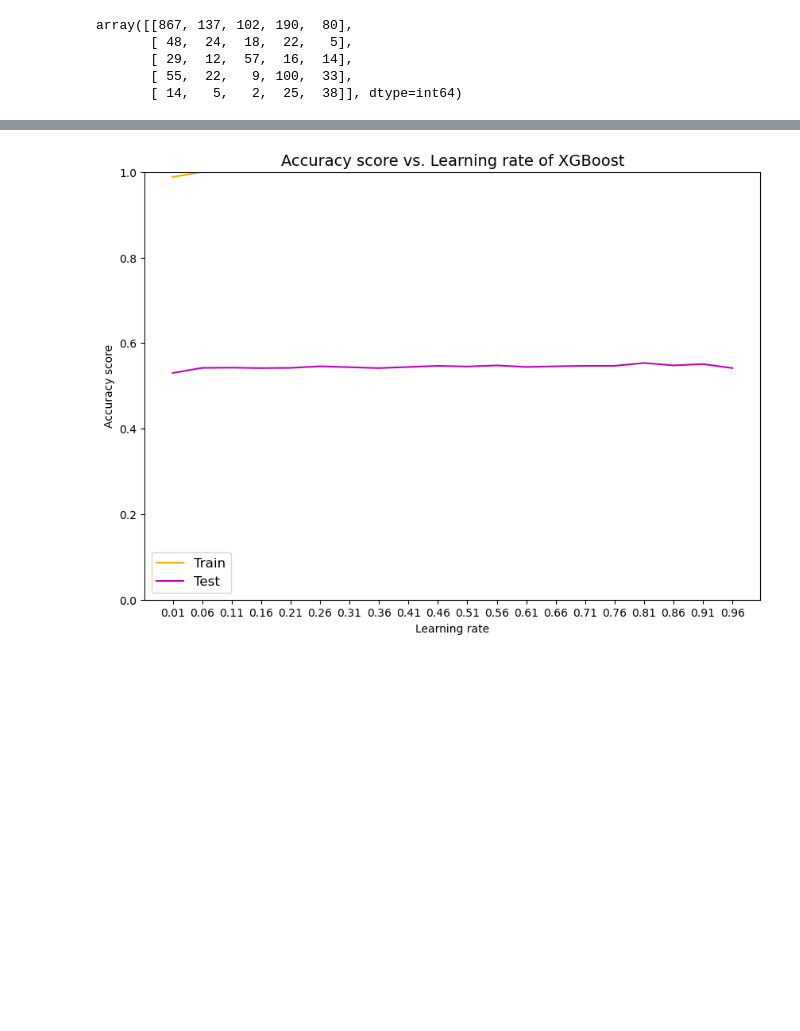
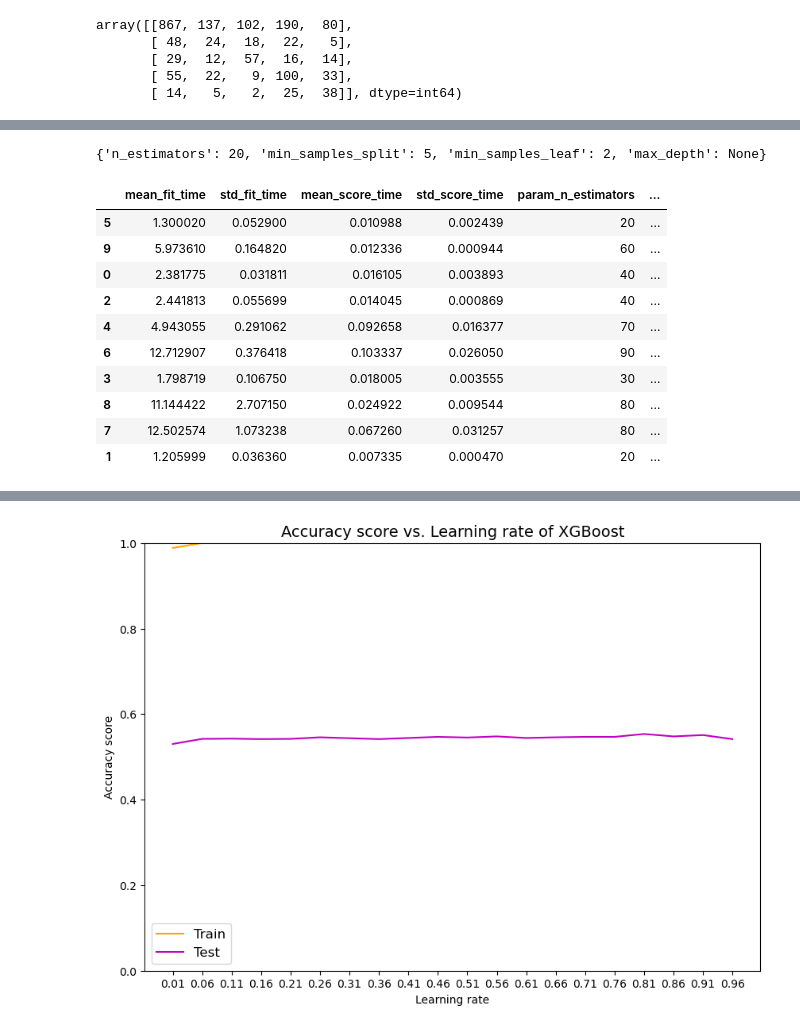
Before and after one commit to UC-Berkeley-I-School/mids-210-radiology-triage-models-spring24, a Jupyter notebook: notebooks/fusion_model_aggregatedembeddings.ipynb, the cells around one changed output, grey strips where cells are left out. Cells and saved outputs as stored; diff of their text form; code cells hidden in the pictures; blank space fills up the shorter version.

```diff
--- a/notebooks/fusion_model_aggregatedembeddings.ipynb
+++ b/notebooks/fusion_model_aggregatedembeddings.ipynb
@@ -419,0 +295,12 @@ AxisError: axis 1 is out of bounds for array of dimension 1
+# %%
+##random search for Random Forest (grid search takes more time)
+random_search = RandomizedSearchCV(RandomForestClassifier(random_state=0),
+                           {
+                              'n_estimators':np.arange(10,100,10),
+                              'max_depth': [10, 100, None],
+                              'min_samples_leaf': [1, 2],
+                              'min_samples_split': [2, 5]
+                            },cv=3, scoring="r2",verbose=1,n_jobs=-1,
+                             n_iter=10, random_state = 0
+                           )
+random_search.fit(X_train,y_train.ravel())
@@ -419,0 +316,21 @@ AxisError: axis 1 is out of bounds for array of dimension 1
+# %%
+#checking the best parameters
+print(random_search.best_params_)
+# %% [output]
+{'n_estimators': 20, 'min_samples_split': 5, 'min_samples_leaf': 2, 'max_depth': None}
+# %%
+#dictionary of best results
+results_df = pd.DataFrame(random_search.cv_results_).sort_values(by = 'rank_test_score', ascending = True)
+results_df
+# %% [output]
+|  | mean_fit_time | std_fit_time | mean_score_time | std_score_time | param_n_estimators | ... |
+| 5 | 1.300020 | 0.052900 | 0.010988 | 0.002439 | 20 | ... |
+| 9 | 5.973610 | 0.164820 | 0.012336 | 0.000944 | 60 | ... |
+| 0 | 2.381775 | 0.031811 | 0.016105 | 0.003893 | 40 | ... |
+| 2 | 2.441813 | 0.055699 | 0.014045 | 0.000869 | 40 | ... |
+| 4 | 4.943055 | 0.291062 | 0.092658 | 0.016377 | 70 | ... |
+| 6 | 12.712907 | 0.376418 | 0.103337 | 0.026050 | 90 | ... |
+| 3 | 1.798719 | 0.106750 | 0.018005 | 0.003555 | 30 | ... |
+| 8 | 11.144422 | 2.707150 | 0.024922 | 0.009544 | 80 | ... |
+| 7 | 12.502574 | 1.073238 | 0.067260 | 0.031257 | 80 | ... |
+| 1 | 1.205999 | 0.036360 | 0.007335 | 0.000470 | 20 | ... |
```
Also changed, not shown: parts of 40 cells of this notebook.
